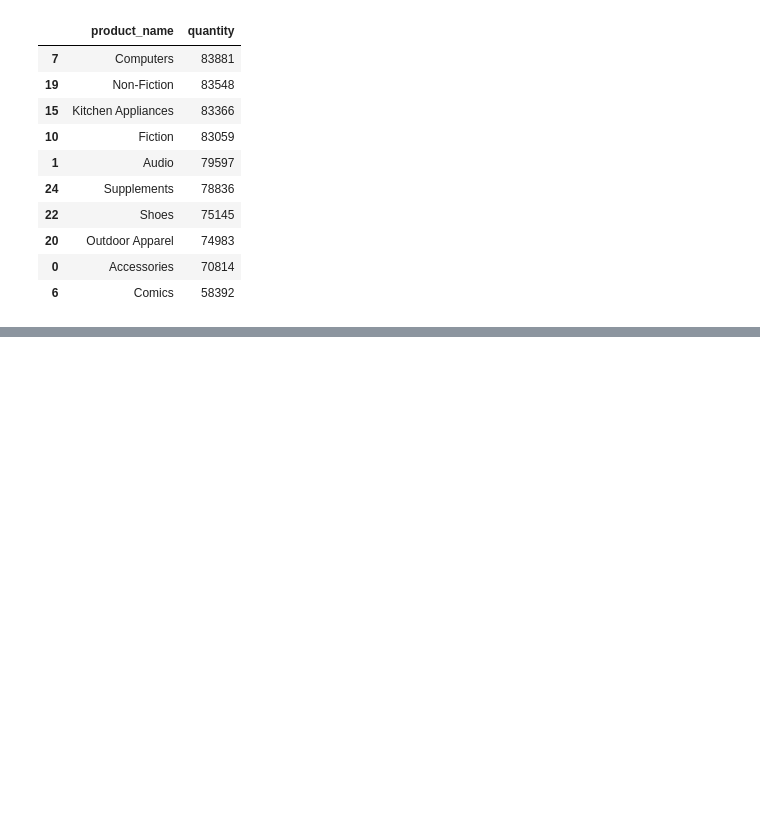
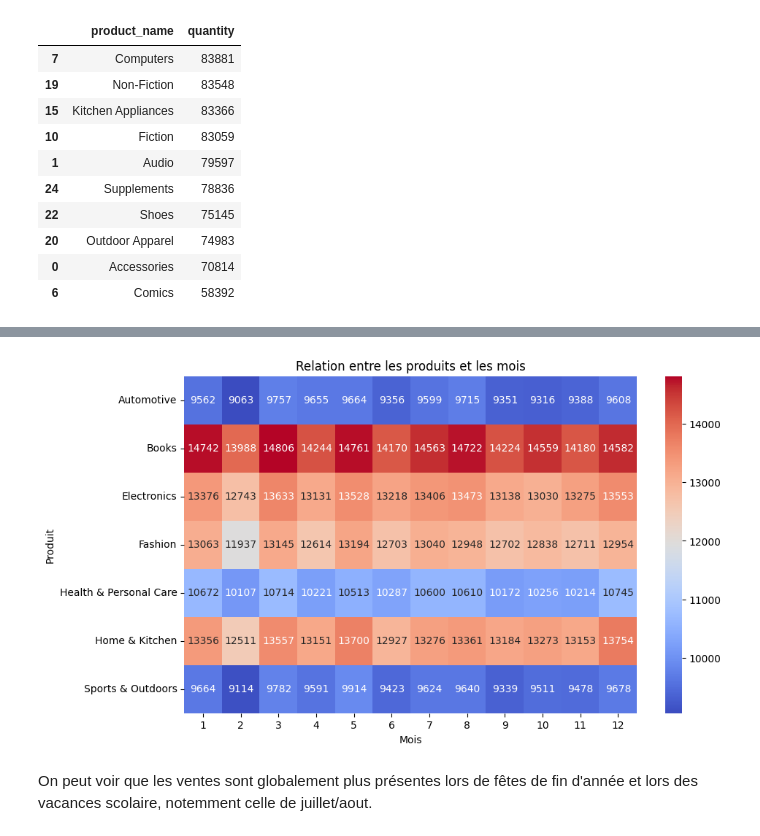
Before and after one commit to Zar-meyo/big-data-pipeline-Le-groupe, a Jupyter notebook: exploratory-data-analysis/eda.ipynb, the cells around one changed output, grey strips where cells are left out. Saved outputs shown, nothing was run; the diff lists cells and outputs as text; code cells hidden in the pictures; blank space fills up the shorter version.

```diff
--- a/exploratory-data-analysis/eda.ipynb
+++ b/exploratory-data-analysis/eda.ipynb
@@ -214,0 +198,3 @@ Passing `palette` without assigning `hue` is deprecated and will be removed in v
+# %%
+SDdf = df.sort_values("timestamp")
+SDdf.head(0)
@@ -214,0 +203,4 @@ Passing `palette` without assigning `hue` is deprecated and will be removed in v
+# %%
+SDdf["Clean_product"] = SDdf["product_name"].str.replace(r' Product_\d+$',"",regex=True)
+SDdf["Clean_cat"] = SDdf["category"].str.replace(r' > .*',"",regex=True)
+SDdf.head(5)
@@ -214,0 +214,15 @@ Passing `palette` without assigning `hue` is deprecated and will be removed in v
+# %%
+# Compter les occurrences des produits par mois
+pivot_table = SDdf.pivot_table(index='Clean_cat', columns='month', aggfunc='size', fill_value=0)
+
+# Visualisation avec un heatmap
+plt.figure(figsize=(10, 6))
+sns.heatmap(pivot_table, annot=True, fmt="d", cmap="coolwarm")
+plt.title("Relation entre les produits et les mois")
+plt.xlabel("Mois")
+plt.ylabel("Produit")
+plt.show()
+# %% [output]
+[figure, added]
+# %% [markdown]
+On peut voir que les ventes sont globalement plus présentes lors de fêtes de fin d'année et lors des vacances scolaire, notemment celle de juillet/aout.
```
Also changed, not shown: parts of 3 cells of this notebook.
